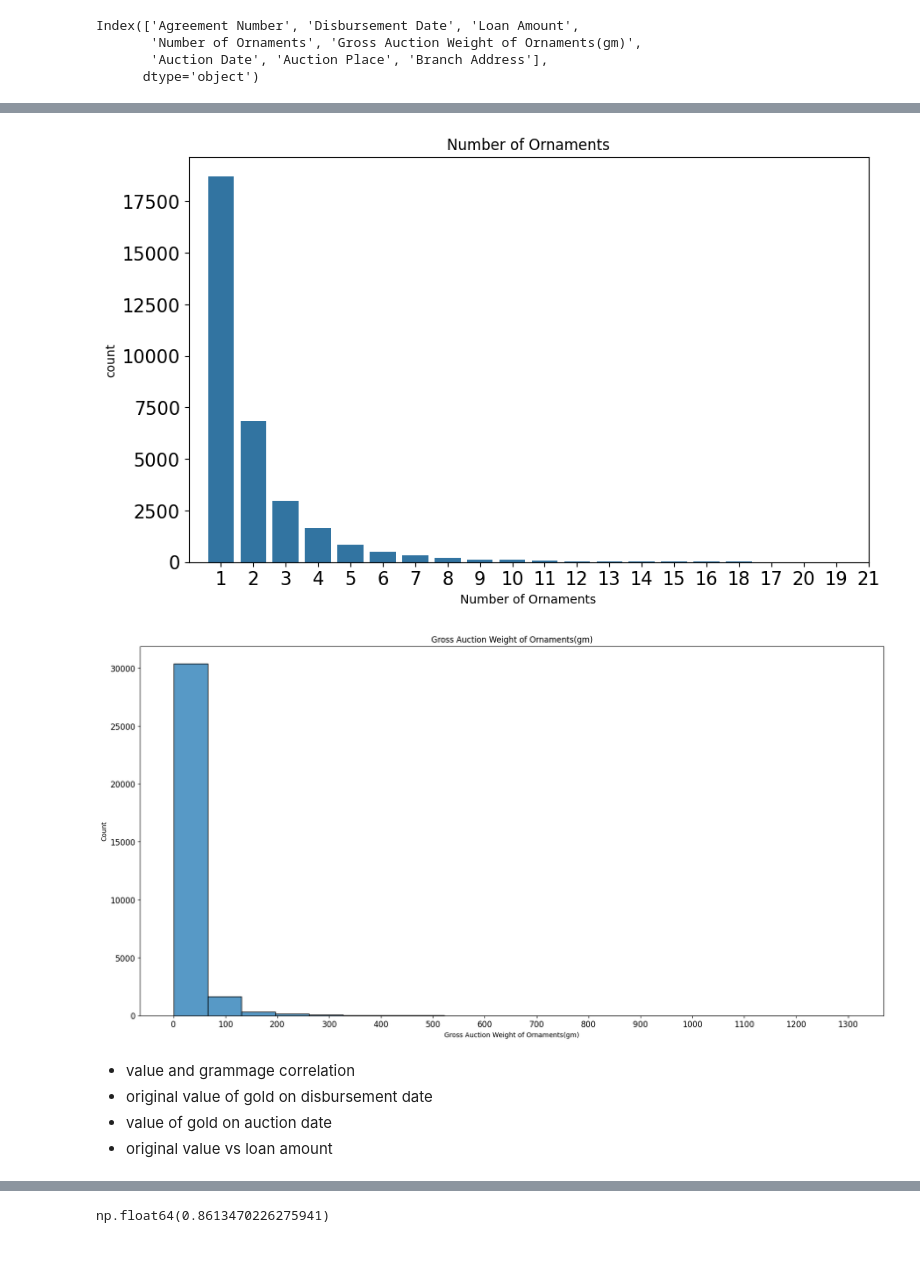
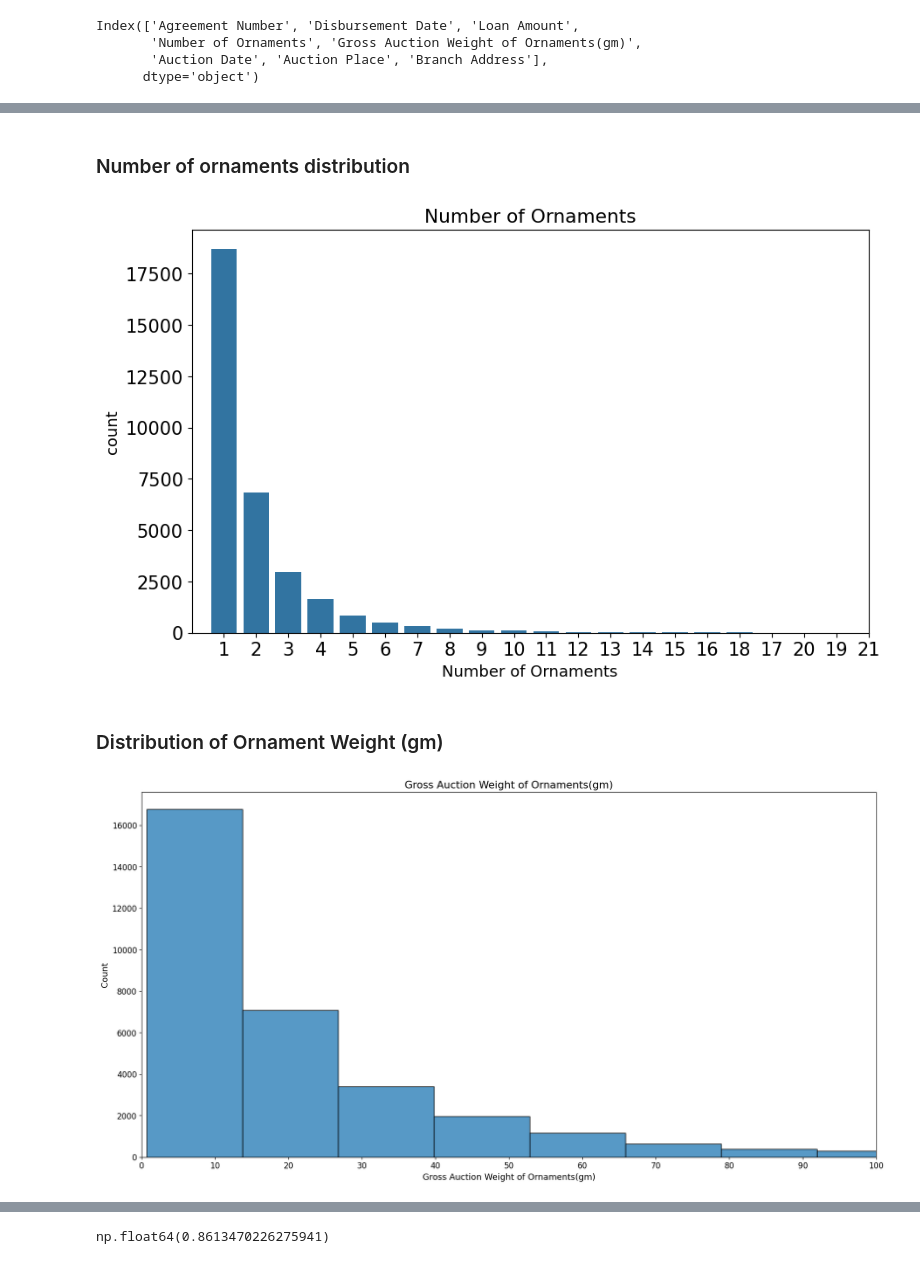
Before and after one commit to sachin27b/gold_auction, a Jupyter notebook: Notebook/eda.ipynb, the cells around one changed output, grey strips where cells are left out. Saved outputs shown, nothing was run; the diff lists cells and outputs as text; code cells hidden in the pictures.

```diff
--- a/Notebook/eda.ipynb
+++ b/Notebook/eda.ipynb
@@ -60,4 +72,4 @@ Index(['Agreement Number', 'Disbursement Date', 'Loan Amount',
 # %%
 numerical_columns = ['Loan Amount','Number of Ornaments', 'Gross Auction Weight of Ornaments(gm)']
 # %%
-plt.rcParams.update({'font.size': 10})
+plt.rcParams.update({'font.size': 13})
@@ -77,3 +91,5 @@ plt.show()
+# %% [markdown]
+### Number of ornaments distribution
 # %%
 # 5. Loan Cycle
 plt.figure(figsize=(10, 6))
@@ -84,20 +100,18 @@ plt.rc('xtick', labelsize=12)
 plt.rc('ytick', labelsize=12)
 plt.show()
 # %% [output]
-[figure, old version]
+[figure, new version]
+# %% [markdown]
+### Distribution of Ornament Weight (gm)
 # %%
 plt.figure(figsize=(20, 10))
-sns.histplot(df['Gross Auction Weight of Ornaments(gm)'], bins=20)
+sns.histplot(df['Gross Auction Weight of Ornaments(gm)'], bins=100)
 plt.title('Gross Auction Weight of Ornaments(gm)')
 plt.ticklabel_format(style='plain')
-plt.xticks(np.arange(0, max(df['Gross Auction Weight of Ornaments(gm)'])+1, 100))
+plt.xticks(np.arange(0, max(df['Gross Auction Weight of Ornaments(gm)'])+1, 10))
 plt.rc('xtick', labelsize=12)
 plt.rc('ytick', labelsize=12)
+plt.xlim(0,100)
 plt.show()
 # %% [output]
-[figure, old version]
+[figure, new version]
-# %% [markdown]
-- value and grammage correlation
-- original value of gold on disbursement date
-- value of gold on auction date
-- original value vs loan amount
```
Also changed, not shown: parts of 44 cells of this notebook, 4 other files.
